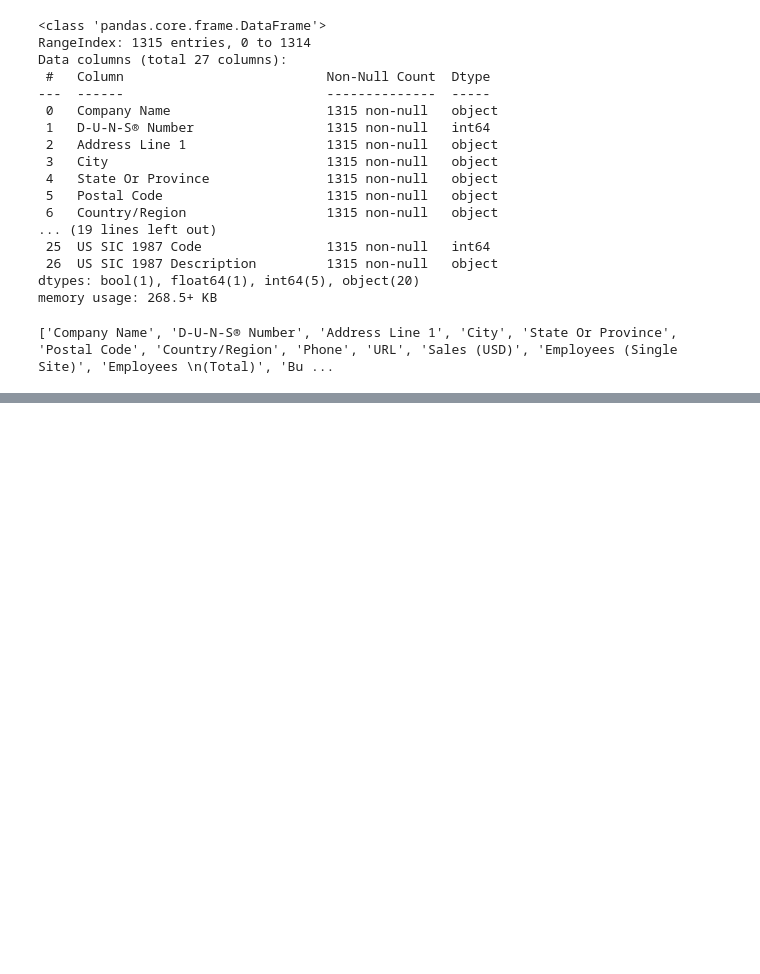
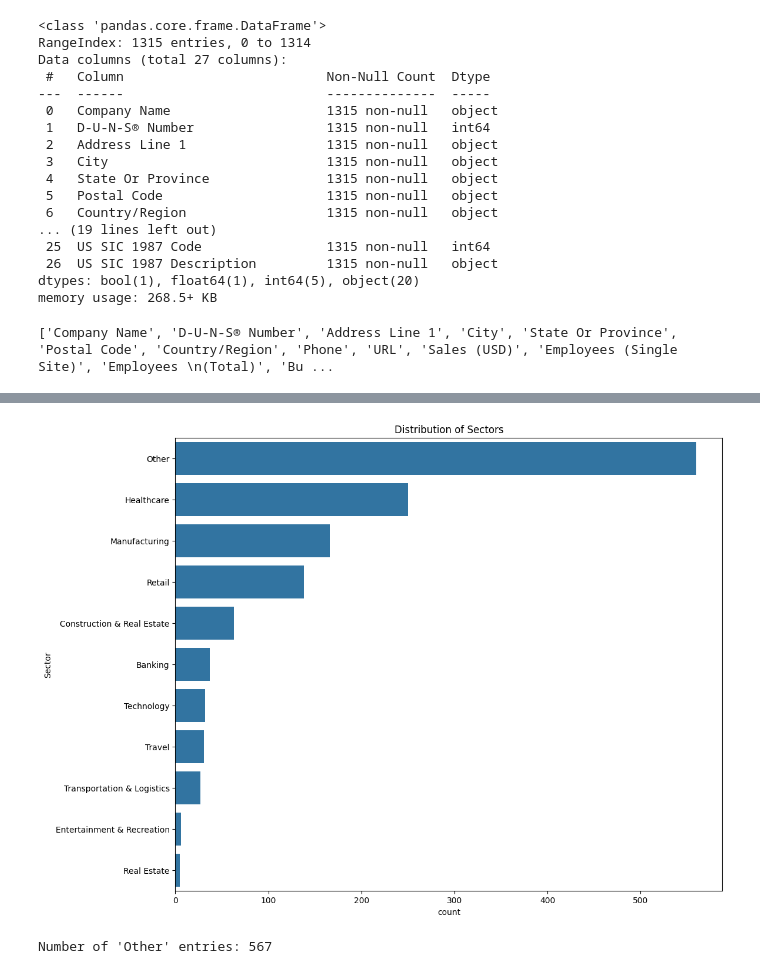
Before and after one commit to Mojoryson/Streamlit, a Jupyter notebook: company_list/Company_List.ipynb, the cells around one changed output, grey strips where cells are left out. Drawn from its saved outputs; the diff is of its cells as text; code cells hidden in the pictures; blank space fills up the shorter version.

Commit message:
Data cleaning

```diff
--- a/company_list/Company_List.ipynb
+++ b/company_list/Company_List.ipynb
@@ -102 +127,15 @@ D&B Hoovers Industry                 0
 dtype: int64
+# %%
+# Fill in the missing values in the DataFrame
+company_df = company_df.assign(
+    Ticker=company_df["Ticker"].fillna("Unknown"),
+    Phone=company_df["Phone"].fillna("Unknown"),
+    URL=company_df["URL"].fillna("Unknown"),
+    Sales=company_df["Sales"].fillna(0),
+    Parent_Company=company_df["Parent Company"].fillna("N/A"),
+    Parent_Country_Region=company_df["Parent Country/Region"].fillna("N/A"),
+    Global_Ultimate_Company=company_df["Global Ultimate Company"].fillna("N/A"),
+    Global_Ultimate_Country_Region=company_df["Global Ultimate Country/Region"].fillna("N/A")
+)
+company_df.isnull().sum()
+company_df.to_csv("data/TX_GA_company_list_cleaned.csv", index=False)
@@ -102,0 +258,15 @@ dtype: int64
+# %%
+# Distribution of sectors
+import matplotlib.pyplot as plt
+import seaborn as sns
+plt.figure(figsize=(12, 10))
+sns.countplot(y='Sector', data=company_df, order=company_df['Sector'].value_counts().index)
+plt.title('Distribution of Sectors')
+plt.show()
+# %% [output]
+[figure, added]
+# %%
+other_count = company_df[company_df['Sector'] == 'Other'].shape[0]
+print(f"Number of 'Other' entries: {other_count}")
+# %% [output]
+Number of 'Other' entries: 567
```
Also changed, not shown: parts of 21 cells of this notebook.
